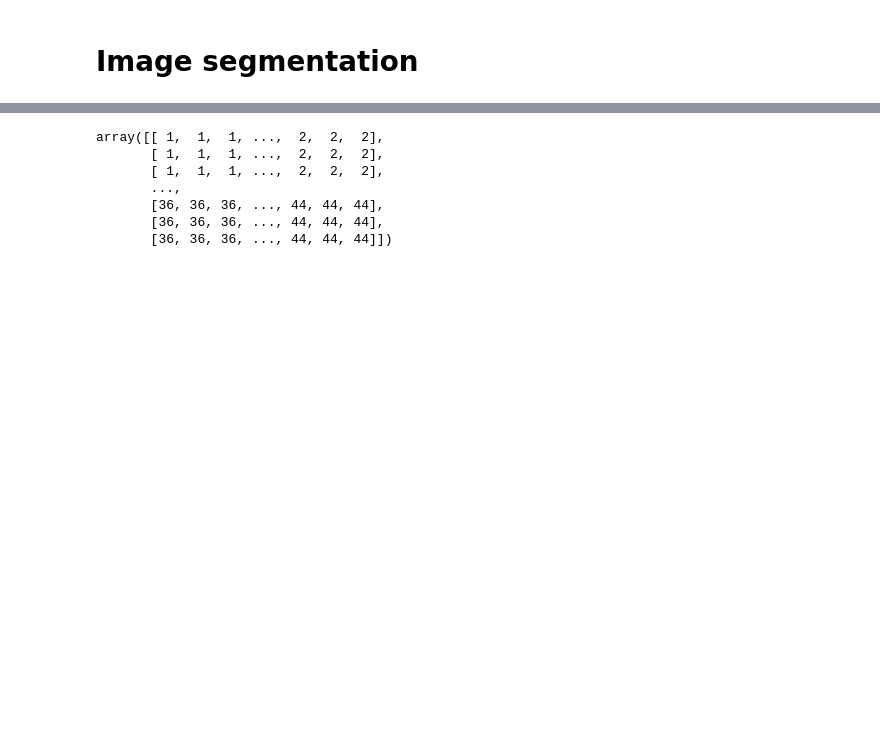
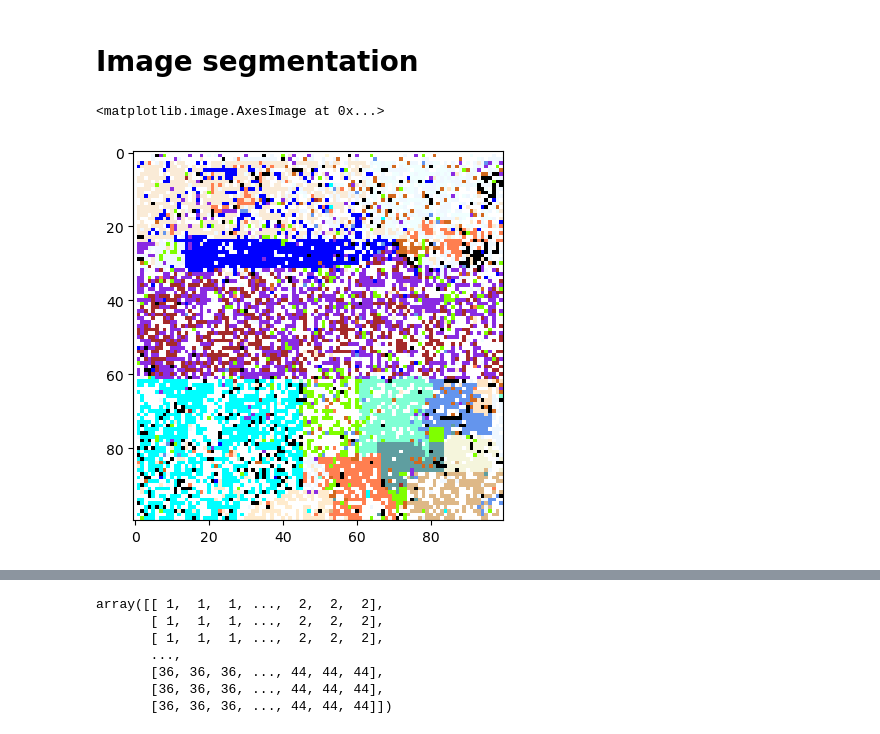
Before and after one commit to WojciechTyczynski/re-place-2022, a Jupyter notebook: connected_graph.ipynb, the cells around one changed output, grey strips where cells are left out. Drawn from its saved outputs; the diff is of its cells as text; code cells hidden in the pictures; blank space fills up the shorter version.

```diff
--- a/connected_graph.ipynb
+++ b/connected_graph.ipynb
@@ -467,3 +569,10 @@ dict_vertex
 # Image segmentation
 # %%
 import matplotlib.pyplot as plt
+# %%
+image = plt.imread('images 30.png')
+# %%
+plt.imshow(image)
+# %% [output]
+<matplotlib.image.AxesImage at 0x...>
+[figure, added]
```
Also changed, not shown: parts of 72 cells of this notebook.
